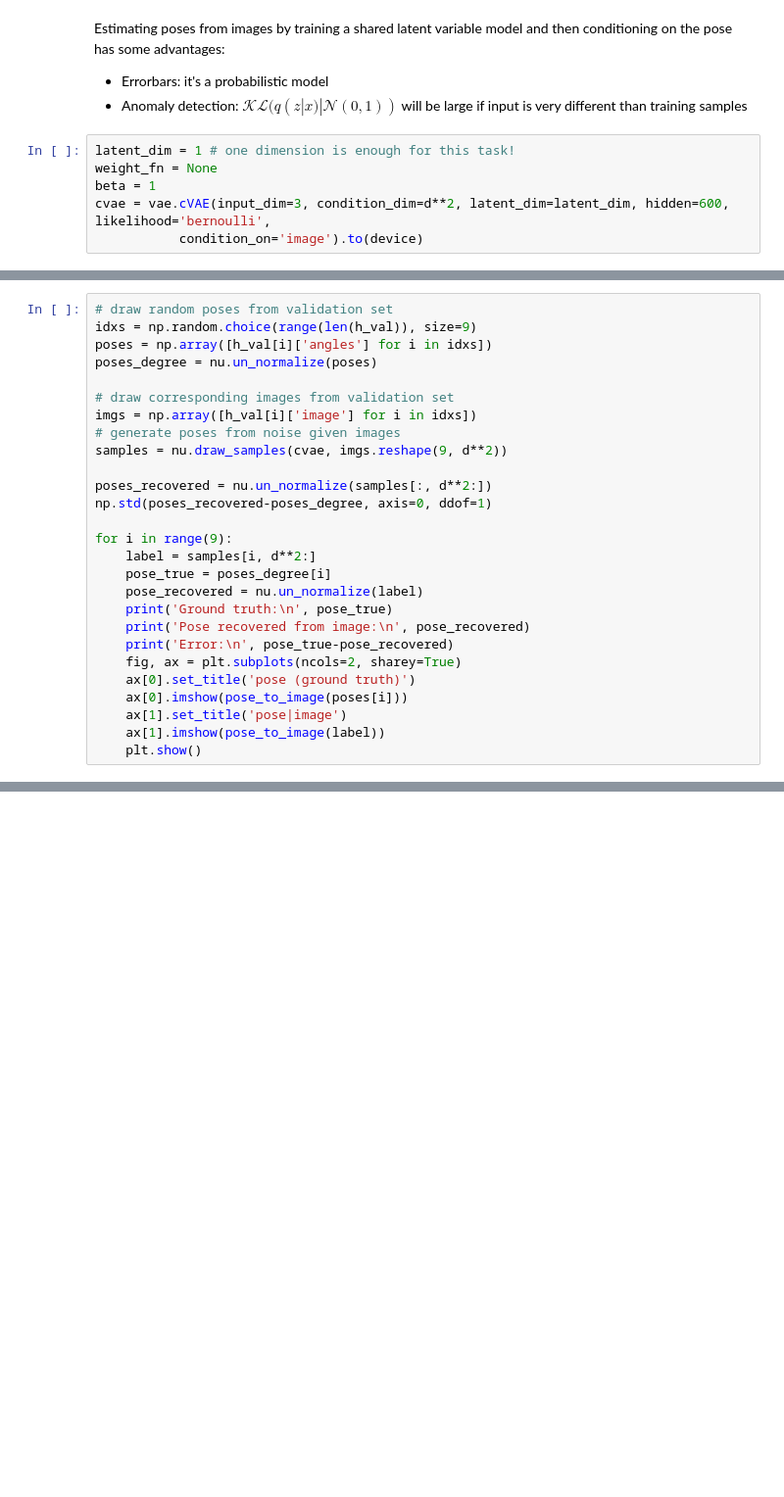
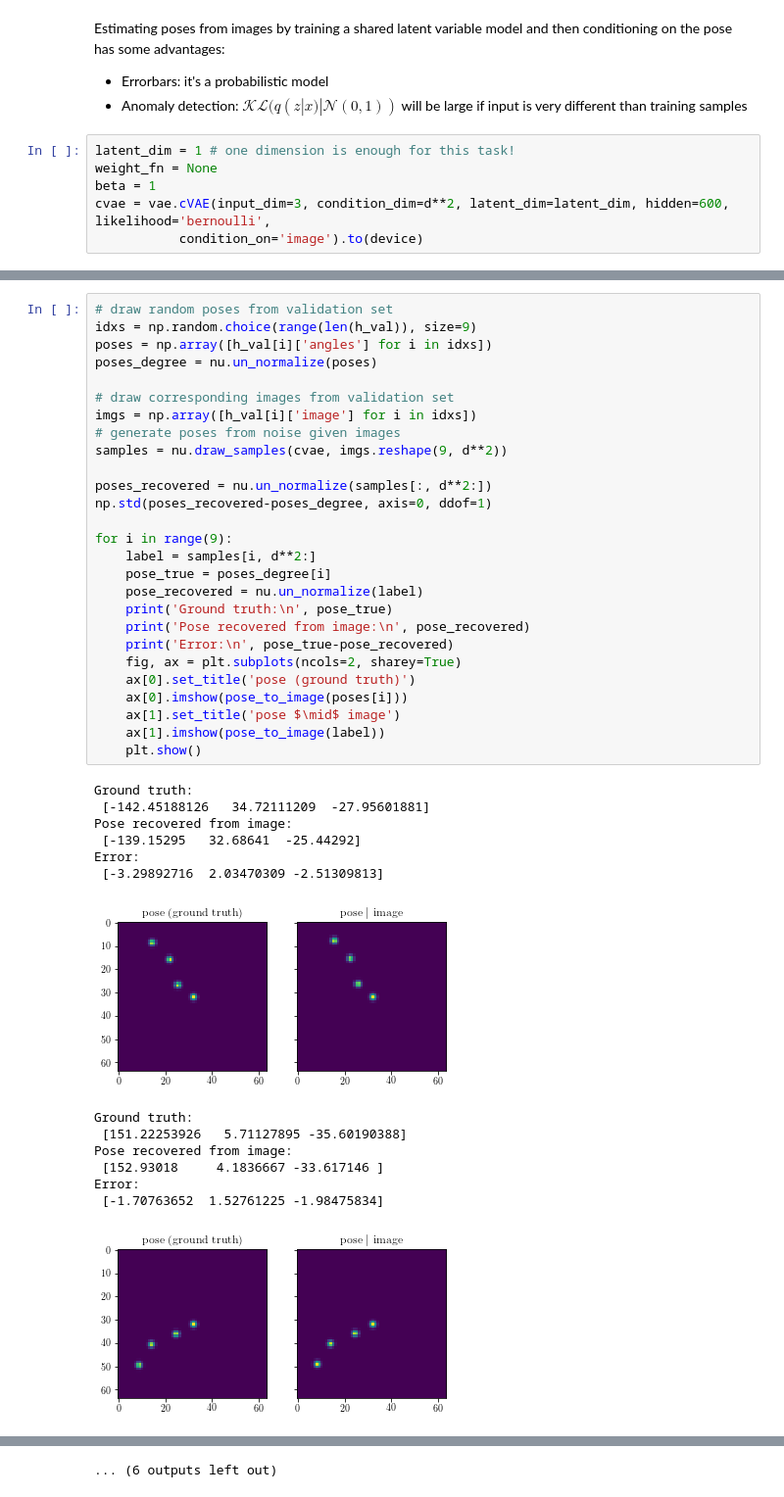
Before and after one commit to Lapu-Lapu/deep-lvm-pose-tracking, a Jupyter notebook: notebooks/deepLVM_pose_condtioned_on_images.ipynb, the cells around one changed output, grey strips where cells are left out. Shown at 98% size. Cells and saved outputs as stored; diff of their text form; blank space fills up the shorter version.

```diff
--- a/notebooks/deepLVM_pose_condtioned_on_images.ipynb
+++ b/notebooks/deepLVM_pose_condtioned_on_images.ipynb
@@ -295,27 +343,42 @@ hist = vae.fit(cvae, dataloader, epochs=1, device=device, weight_fn=weight_fn,
 # %%
 # draw random poses from validation set
 idxs = np.random.choice(range(len(h_val)), size=9)
 poses = np.array([h_val[i]['angles'] for i in idxs])
 poses_degree = nu.un_normalize(poses)
 
 # draw corresponding images from validation set
 imgs = np.array([h_val[i]['image'] for i in idxs])
 # generate poses from noise given images
 samples = nu.draw_samples(cvae, imgs.reshape(9, d**2))
 
 poses_recovered = nu.un_normalize(samples[:, d**2:])
 np.std(poses_recovered-poses_degree, axis=0, ddof=1)
 
 for i in range(9):
     label = samples[i, d**2:]
     pose_true = poses_degree[i]
     pose_recovered = nu.un_normalize(label)
     print('Ground truth:\n', pose_true)
     print('Pose recovered from image:\n', pose_recovered)
     print('Error:\n', pose_true-pose_recovered)
     fig, ax = plt.subplots(ncols=2, sharey=True)
     ax[0].set_title('pose (ground truth)')
     ax[0].imshow(pose_to_image(poses[i]))
-    ax[1].set_title('pose|image')
+    ax[1].set_title('pose $\mid$ image')
     ax[1].imshow(pose_to_image(label))
     plt.show()
+# %% [output]
+Ground truth:
+ [-142.45188126   34.72111209  -27.95601881]
+Pose recovered from image:
+ [-139.15295   32.68641  -25.44292]
+Error:
+ [-3.29892716  2.03470309 -2.51309813]
+[figure, added]
+Ground truth:
+ [151.22253926   5.71127895 -35.60190388]
+Pose recovered from image:
+ [152.93018     4.1836667 -33.617146 ]
+Error:
+ [-1.70763652  1.52761225 -1.98475834]
+[figure, added]
@@ -322,2 +413,3 @@ for i in range(9):
+... (6 outputs left out)
 # %% [markdown]
 ## $\rightarrow$ It is possible to predict pose by conditioning on the image!
```
Also changed, not shown: parts of 13 cells of this notebook.
